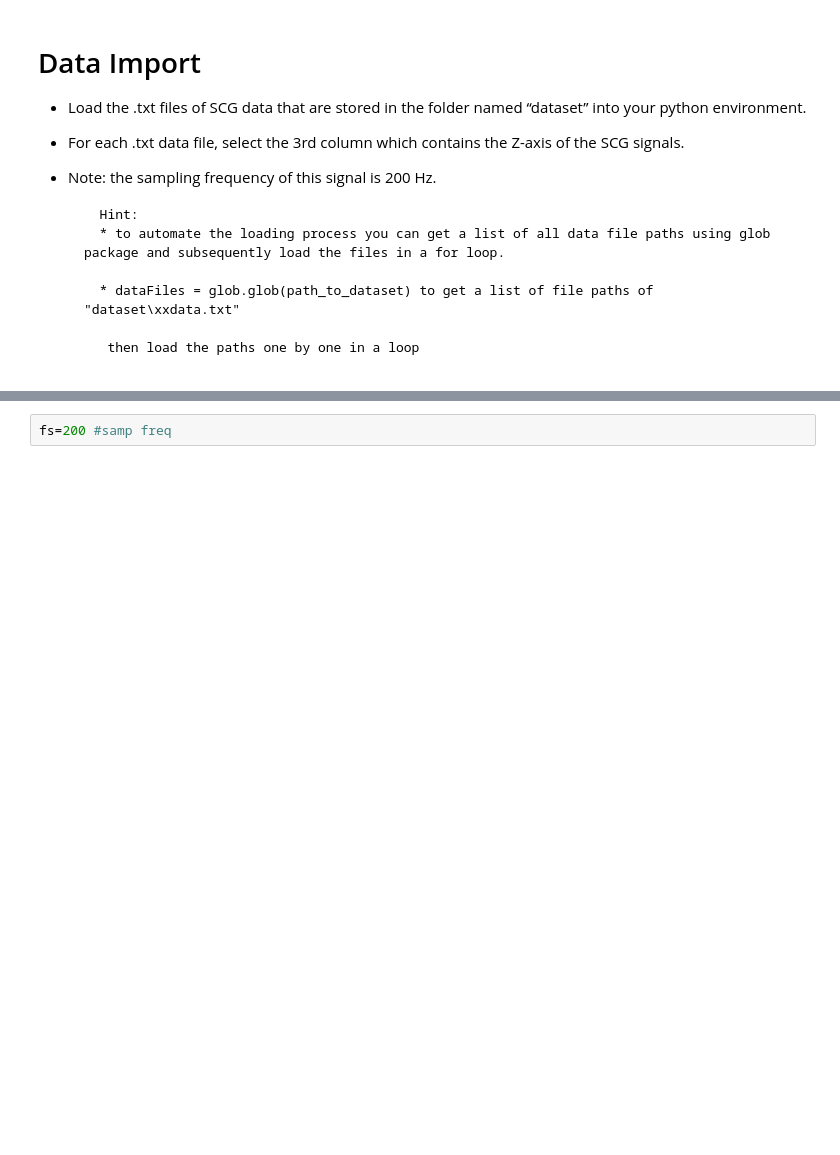
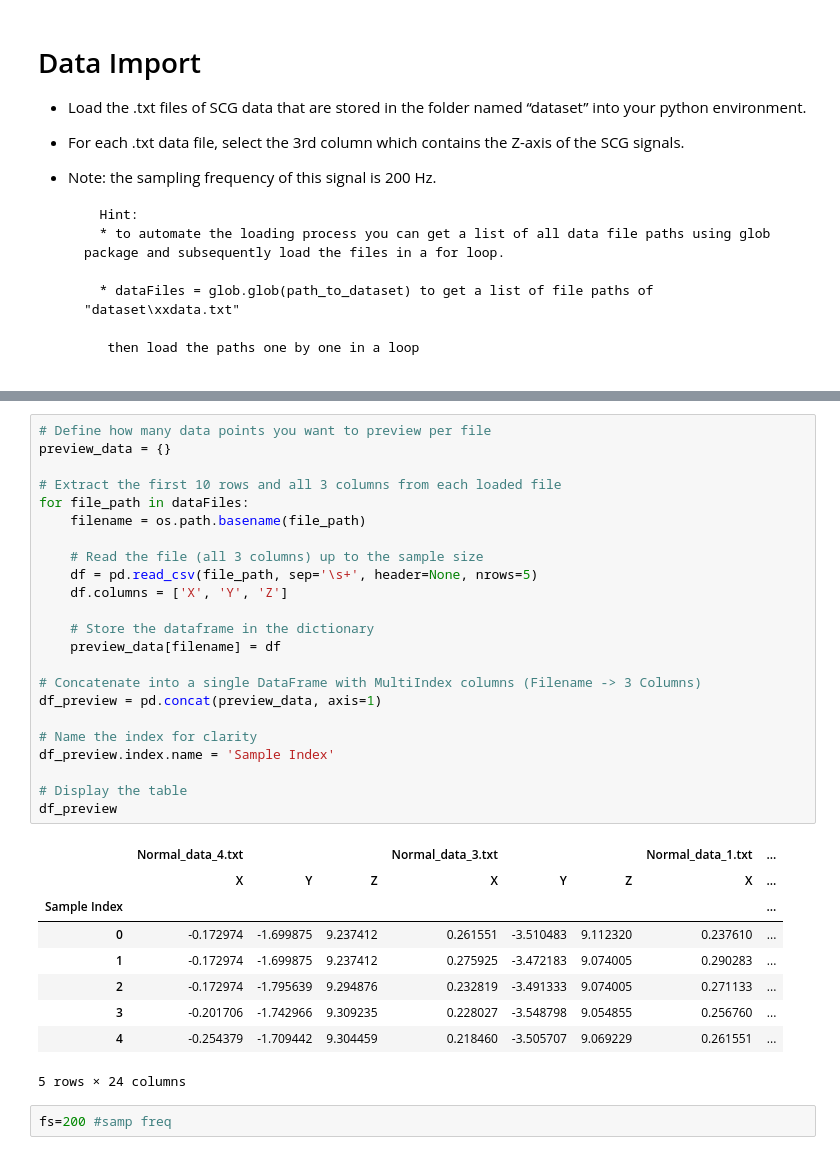
Before and after one commit to simulate111/Acquisition-and-Analysis-of-Biosignals, a Jupyter notebook: dtek0042_exercise_4_.ipynb, the cells around one changed output, grey strips where cells are left out. Saved outputs shown, nothing was run; the diff lists cells and outputs as text; blank space fills up the shorter version.

```diff
--- a/dtek0042_exercise_4_.ipynb
+++ b/dtek0042_exercise_4_.ipynb
@@ -49,3 +74,36 @@ from glob import glob
+# %%
+# Define how many data points you want to preview per file
+preview_data = {}
+
+# Extract the first 10 rows and all 3 columns from each loaded file
+for file_path in dataFiles:
+    filename = os.path.basename(file_path)
+
+    # Read the file (all 3 columns) up to the sample size
+    df = pd.read_csv(file_path, sep='\s+', header=None, nrows=5)
+    df.columns = ['X', 'Y', 'Z']
+
+    # Store the dataframe in the dictionary
+    preview_data[filename] = df
+
+# Concatenate into a single DataFrame with MultiIndex columns (Filename -> 3 Columns)
+df_preview = pd.concat(preview_data, axis=1)
+
+# Name the index for clarity
+df_preview.index.name = 'Sample Index'
+
+# Display the table
+df_preview
+# %% [output]
+|  | Normal_data_4.txt |  |  | Normal_data_3.txt |  |  | Normal_data_1.txt | ... |
+|  | X | Y | Z | X | Y | Z | X | ... |
+| Sample Index |  |  |  |  |  |  |  | ... |
+| 0 | -0.172974 | -1.699875 | 9.237412 | 0.261551 | -3.510483 | 9.112320 | 0.237610 | ... |
+| 1 | -0.172974 | -1.699875 | 9.237412 | 0.275925 | -3.472183 | 9.074005 | 0.290283 | ... |
+| 2 | -0.172974 | -1.795639 | 9.294876 | 0.232819 | -3.491333 | 9.074005 | 0.271133 | ... |
+| 3 | -0.201706 | -1.742966 | 9.309235 | 0.228027 | -3.548798 | 9.054855 | 0.256760 | ... |
+| 4 | -0.254379 | -1.709442 | 9.304459 | 0.218460 | -3.505707 | 9.069229 | 0.261551 | ... |
+5 rows × 24 columns
 # %%
 fs=200 #samp freq
 # %% [markdown]
```
Also changed, not shown: parts of 9 cells of this notebook.
